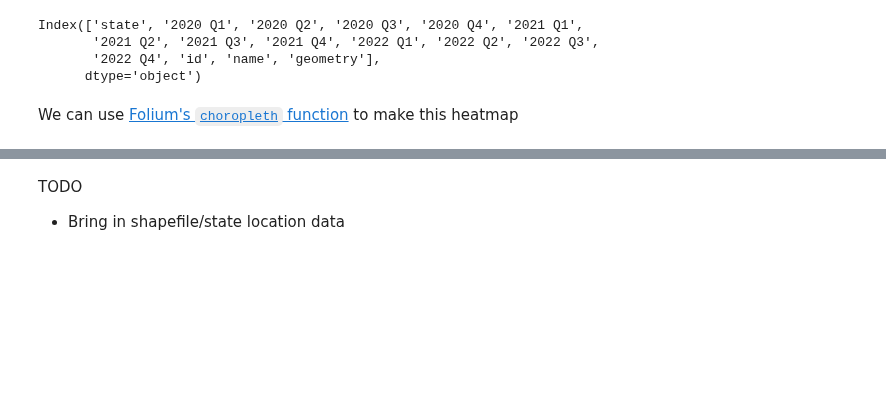
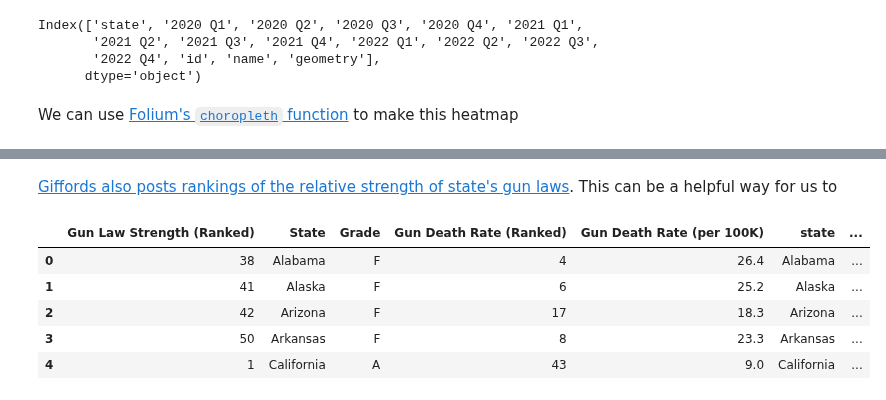
Before and after one commit to andrewbowen19/storiesDATA608, a Jupyter notebook: story3.ipynb, the cells around one changed output, grey strips where cells are left out. Drawn from its saved outputs; the diff is of its cells as text; code cells hidden in the pictures; blank space fills up the shorter version.

Commit message:
Add gun law ranking map

```diff
--- a/story3.ipynb
+++ b/story3.ipynb
@@ -181,7 +190,19 @@ folium.Choropleth(
 m
 # %% [output]
 [interactive output not drawn]
-# %% [markdown]
-TODO
-
-- Bring in shapefile/state location data
+# %% [markdown]
+[Giffords also posts rankings of the relative strength of state's gun laws](https://giffords.org/lawcenter/resources/scorecard/). This can be a helpful way for us to
+# %%
+ranks = pd.read_html("https://giffords.org/lawcenter/resources/scorecard/")[0]
+ranks['state'] = ranks['State'].astype(str)
+ranks = ranks.loc[ranks['Gun Law Strength  (Ranked)'] != "Share"]
+ranks['gun_law_strength_ranking'] = ranks['Gun Law Strength  (Ranked)'].astype(int)
+ranks = gpd.GeoDataFrame(ranks).merge(states, how="left", on="state")
+ranks.head()
+# %% [output]
+|  | Gun Law Strength (Ranked) | State | Grade | Gun Death Rate (Ranked) | Gun Death Rate (per 100K) | state | ... |
+| 0 | 38 | Alabama | F | 4 | 26.4 | Alabama | ... |
+| 1 | 41 | Alaska | F | 6 | 25.2 | Alaska | ... |
+| 2 | 42 | Arizona | F | 17 | 18.3 | Arizona | ... |
+| 3 | 50 | Arkansas | F | 8 | 23.3 | Arkansas | ... |
+| 4 | 1 | California | A | 43 | 9.0 | California | ... |
```
Also changed, not shown: parts of 7 cells of this notebook, 10 other files.
